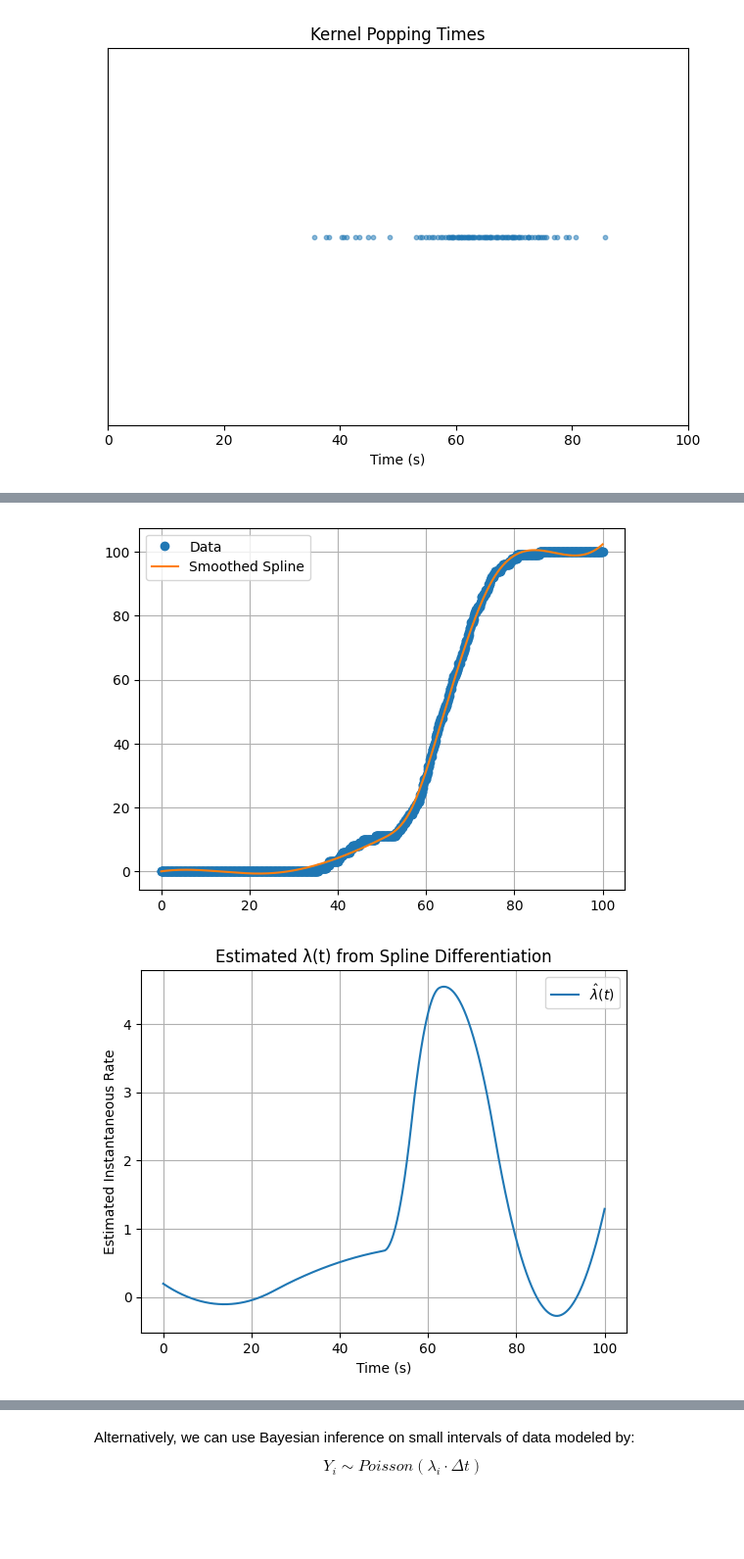
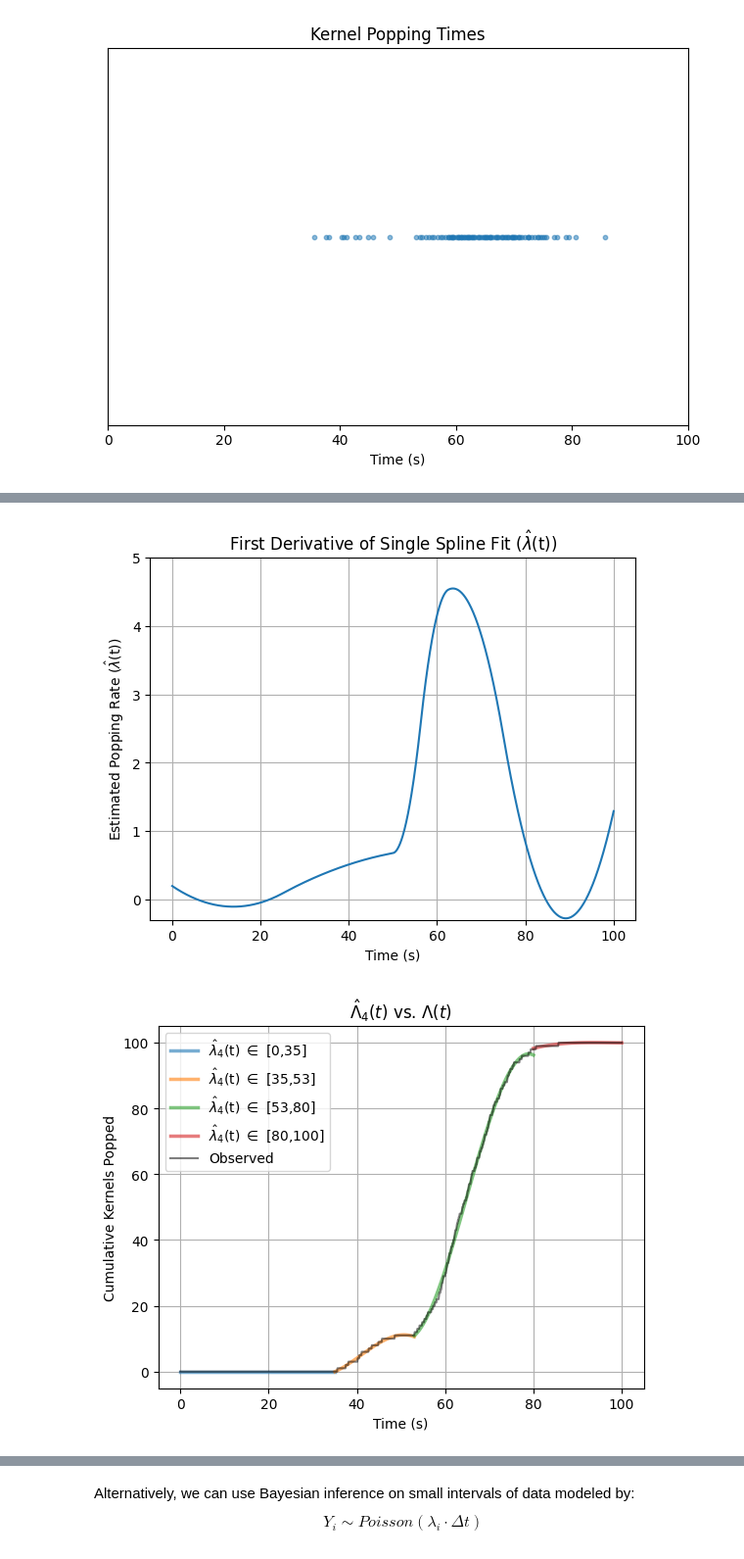
Before and after one commit to siddhantamberkar/popcorn, a Jupyter notebook: poisson-pops.ipynb, the cells around one changed output, grey strips where cells are left out. Shown at 98% size. Saved outputs shown, nothing was run; the diff lists cells and outputs as text; code cells hidden in the pictures; blank space fills up the shorter version.

```diff
--- a/poisson-pops.ipynb
+++ b/poisson-pops.ipynb
@@ -116,21 +122,3 @@ plt.show()
-# %%
-x = np.insert(time, 0, 0.0)
-y = np.insert(pops, 0, 0.0)
-w = np.ones_like(x)
-w[0] = 1000  # ensures (0,0) intercept of spline
-
-# Fit spline
-spline = UnivariateSpline(x, y, w=w)
-
-# Evaluate spline
-t_dense = np.linspace(0, x[-1], 500)
-plt.plot(x, y, 'o', label='Data')
-plt.plot(t_dense, spline(t_dense), label='Smoothed Spline')
-plt.legend()
-plt.grid(True)
-plt.show()
-# %% [output]
-[figure, removed]
 # %%
 # estimation of lambda(t) via non-parametric regression
 Lambda_hat = spline(time)
@@ -138,10 +126,36 @@ lambda_hat = spline.derivative()(time) # differentiate Lambda(t) to get lambda(t
 
 plt.plot(time, lambda_hat, label=r'$\hat{\lambda}(t)$')
 plt.xlabel("Time (s)")
-plt.ylabel("Estimated Instantaneous Rate")
-plt.title("Estimated λ(t) from Spline Differentiation")
+plt.ylabel(r"Estimated Popping Rate ($\hat{\lambda}$(t))")
+plt.title(r"First Derivative of Single Spline Fit ($\hat{\lambda}$(t))")
 plt.grid()
-plt.legend()
+plt.ylim(-0.3,5)
 plt.show()
 # %% [output]
-[figure, old version]
+[figure, new version]
+# %%
+# non-parametric regression on cumulative counts using four smoothing splines
+# by observation, we select these four phase regions
+regions = [(0, 35),(35, 53),(53, 80),(80, 100)]
+pops = np.array(pops) # doesnt require forced (0,0) condition since it's already more robust
+splines = []
+for (start, end) in regions:
+    idx = (time >= start) & (time <= end)
+    spline4 = UnivariateSpline(time[idx], pops[idx], k=3) # Automated GCV for spline smoothness s
+    splines.append((spline4, start, end))
+
+for spline, start, end in splines:
+    t_region = np.linspace(start, end, 100)
+    plt.plot(t_region, spline(t_region), label=rf"$\hat{{\lambda}}_{4}$(t) $\in$ [{start},{end}]", linewidth = 2.5, alpha = 0.6)
+
+# Fit spline
+spline = UnivariateSpline(x, y, w=w)
+plt.plot(time, pops, color='k', alpha = 0.5, label = 'Observed')
+plt.title(r"$\hat{{\Lambda}}_{4}(t)$ vs. $\Lambda(t)$")
+plt.ylabel("Cumulative Kernels Popped")
+plt.xlabel("Time (s)")
+plt.legend()
+plt.grid(True)
+plt.show()
+# %% [output]
+[figure, added]
```
Also changed, not shown: parts of 13 cells of this notebook, 1 other file.
